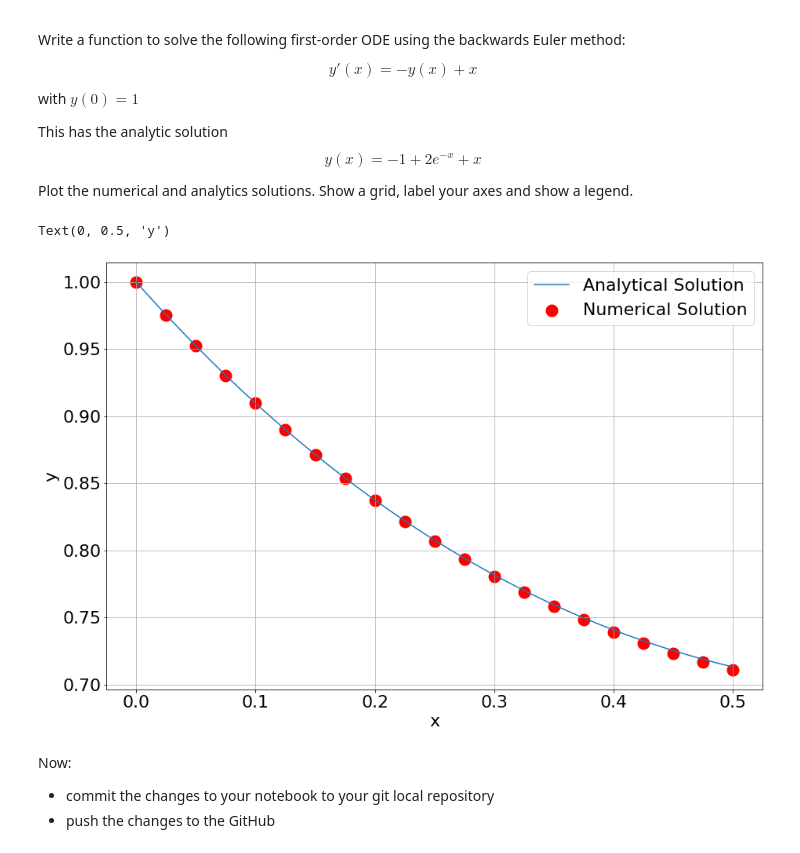
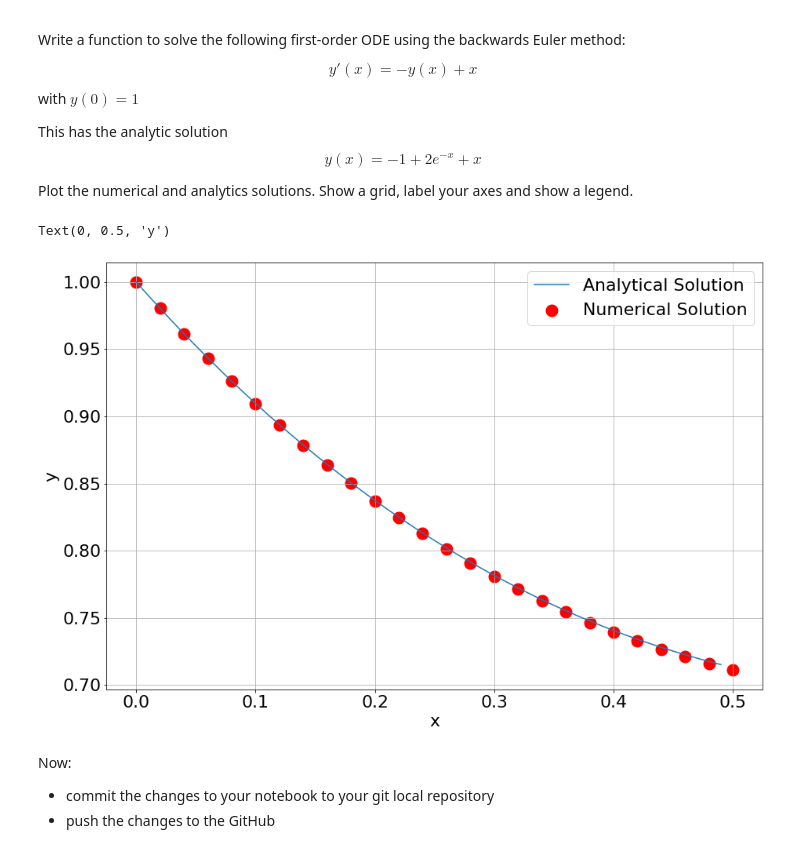
Before and after one commit to Kristian-Mele/ACM20030Assignments, a Jupyter notebook: ACM20030-Assignments-3.ipynb, the cells around one changed output. Drawn from its saved outputs; the diff is of its cells as text; code cells hidden in the pictures.

```diff
--- a/ACM20030-Assignments-3.ipynb
+++ b/ACM20030-Assignments-3.ipynb
@@ -322,19 +331,19 @@ def BackwardsEuler(dx,x0,y0,imax,plotSteps=False):
 
     return [xi,yi]
 # %%
-BackwardsEuler(0.025,0,1,20,True)
+BackwardsEuler(0.020,0,1,25,True)
 
-x=np.linspace(0,0.5,400)
+x=np.arange(0,0.5,0.01)
 y=-1+(2*np.exp(-x))+x
 
 plt.plot(x,y,label="Analytical Solution")
 plt.legend()
 plt.grid(True)
 plt.xlabel("x")
 plt.ylabel("y")
 # %% [output]
 Text(0, 0.5, 'y')
-[figure, old version]
+[figure, new version]
 # %% [markdown]
 Now:
 - commit the changes to your notebook to your git local repository
```
Also changed, not shown: parts of 11 cells of this notebook.
